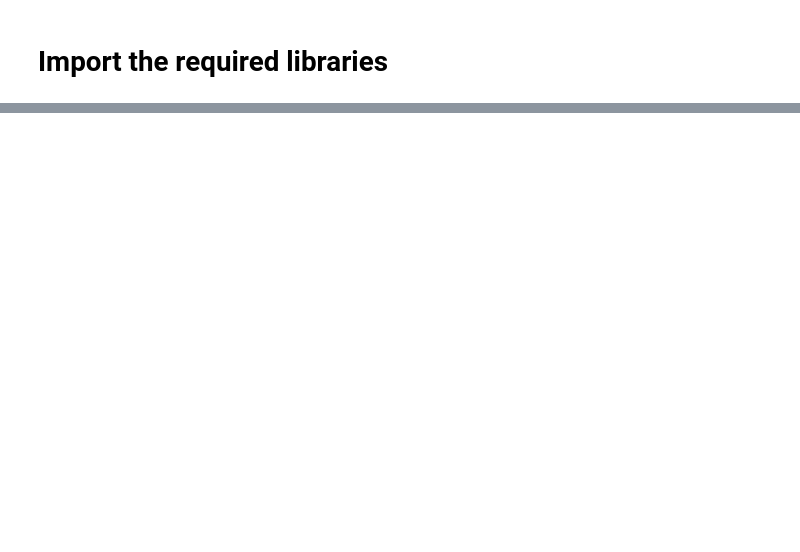
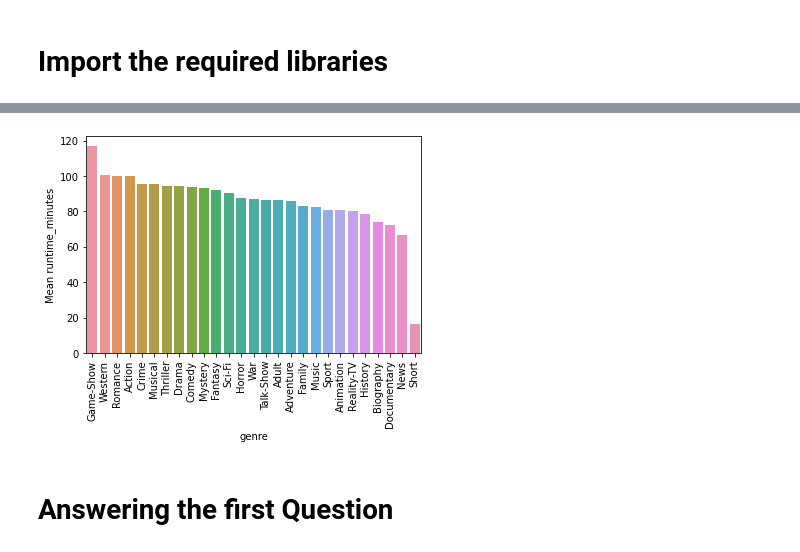
Before and after one commit to Khadija-Omar/final-dsc-phase-1-project, a Jupyter notebook: student.ipynb, the cells around one changed output, grey strips where cells are left out. Drawn from its saved outputs; the diff is of its cells as text; code cells hidden in the pictures; blank space fills up the shorter version.

```diff
--- a/student.ipynb
+++ b/student.ipynb
@@ -98,0 +305,29 @@ import seaborn as sns
+# %%
+# Split genres into separate rows
+
+genre_df =title_basics.dropna(subset=['original_title','runtime_minutes', 'genres'])['genres'].str.split(',', expand=True).stack().reset_index(level=1, drop=True).rename('genre')
+# %%
+# Merge genre_df with title_basics
+
+merged_df =title_basics.dropna(subset=['original_title','runtime_minutes', 'genres']).drop('genres', axis=1).join(genre_df)
+# %%
+
+# Get the mean runtime_minutes by genre
+
+genre_runtime = merged_df.groupby('genre')['runtime_minutes'].mean().sort_values(ascending=False)
+# %%
+# Create a bar plot of mean runtime_minutes by genre
+sns.barplot(x=genre_runtime.index, y=genre_runtime.values)
+
+# Rotate x-axis labels for better readability
+plt.xticks(rotation=90)
+
+# Set y-axis label
+plt.ylabel('Mean runtime_minutes')
+
+# Show plot
+plt.show()
+# %% [output]
+[figure, added]
+# %% [markdown]
+# Answering the first Question
```
Also changed, not shown: parts of 94 cells of this notebook.
